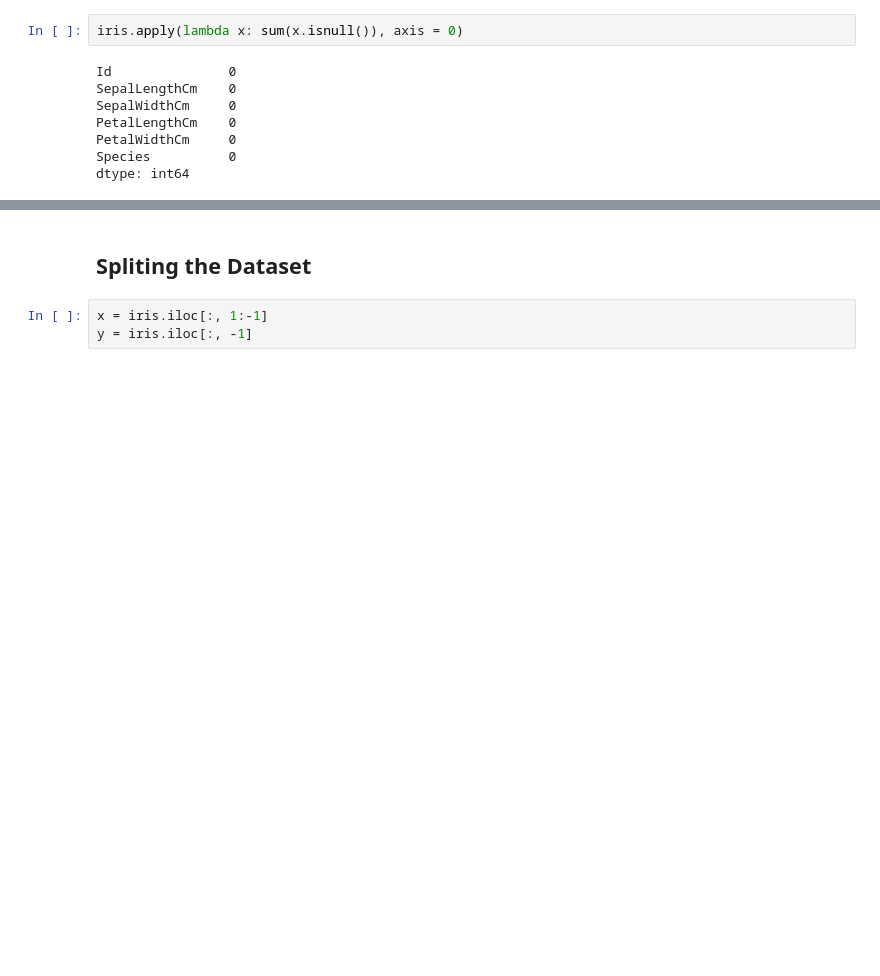
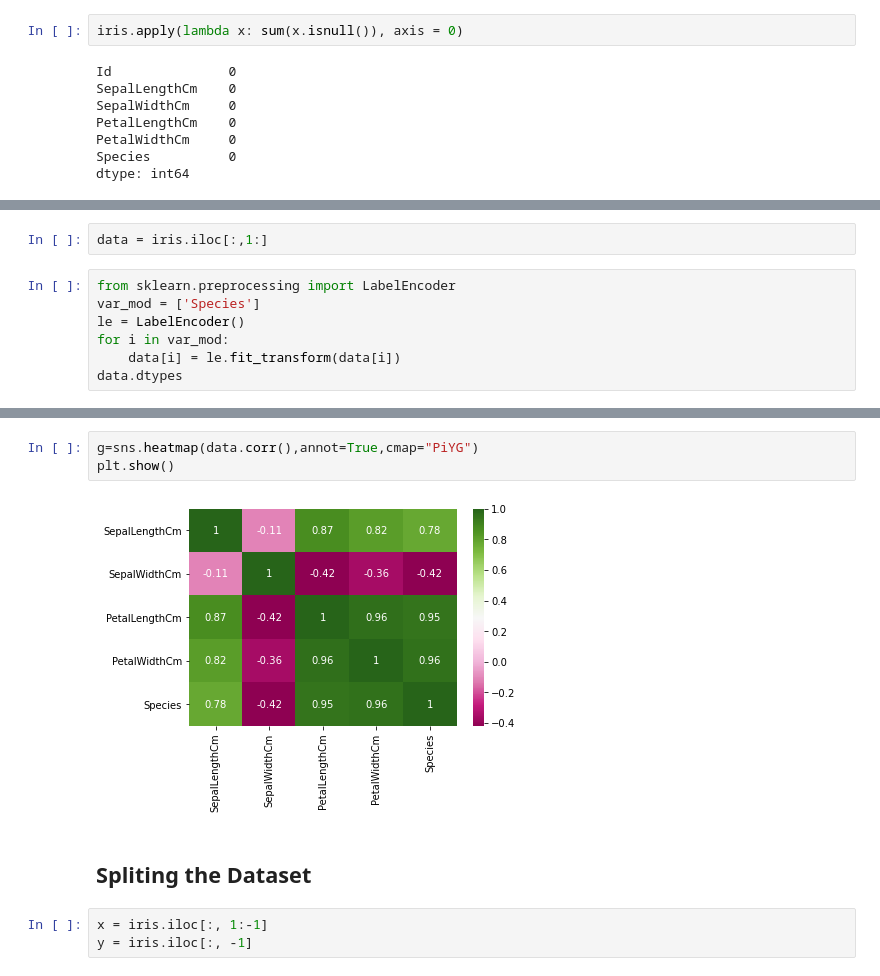
Before and after one commit to Lallalan/CPC152-KNN, a Jupyter notebook: KNN USE.ipynb, the cells around one changed output, grey strips where cells are left out. Saved outputs shown, nothing was run; the diff lists cells and outputs as text; blank space fills up the shorter version.

```diff
--- a/KNN USE.ipynb
+++ b/KNN USE.ipynb
@@ -73,0 +78,9 @@ dtype: int64
+# %%
+data = iris.iloc[:,1:]
+# %%
+from sklearn.preprocessing import LabelEncoder
+var_mod = ['Species']
+le = LabelEncoder()
+for i in var_mod:
+    data[i] = le.fit_transform(data[i])
+data.dtypes
@@ -74,3 +125,8 @@ dtype: int64
+# %%
+g=sns.heatmap(data.corr(),annot=True,cmap="PiYG")
+plt.show()
+# %% [output]
+[figure, added]
 # %% [markdown]
 ## Spliting the Dataset
 # %%
```
Also changed, not shown: parts of 12 cells of this notebook.
